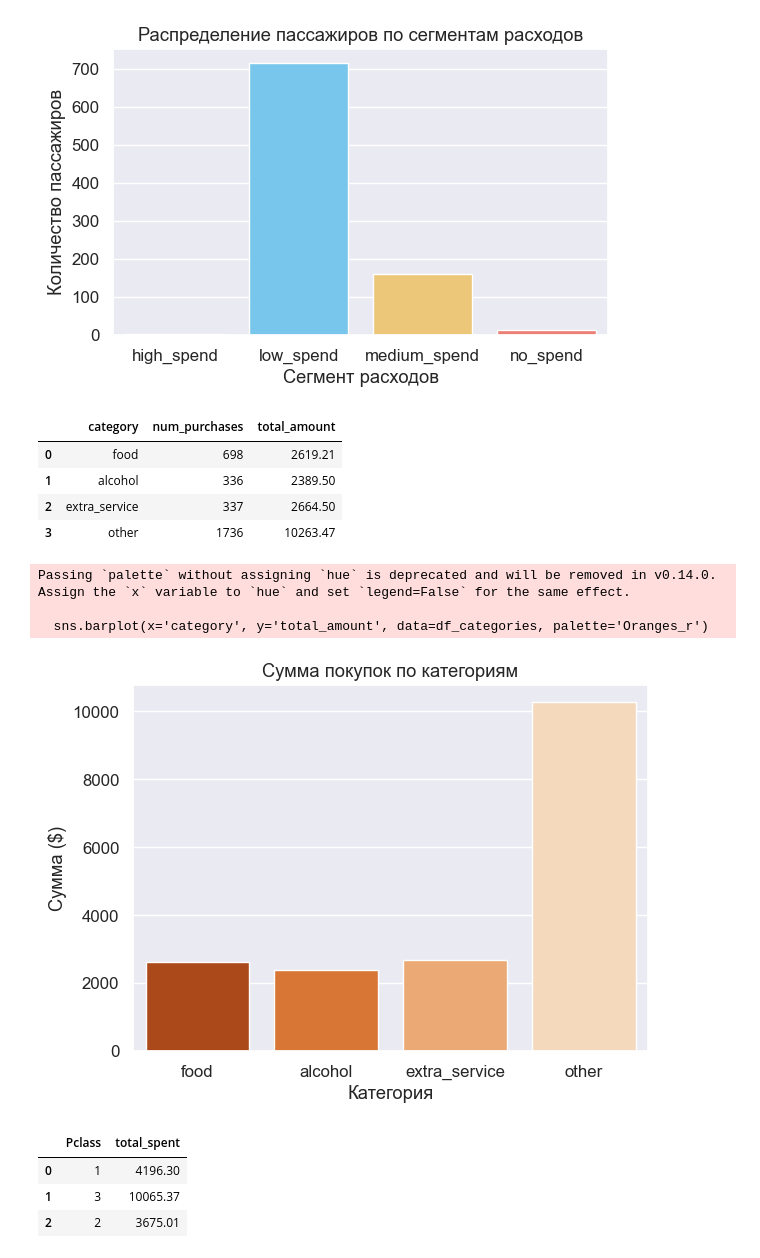
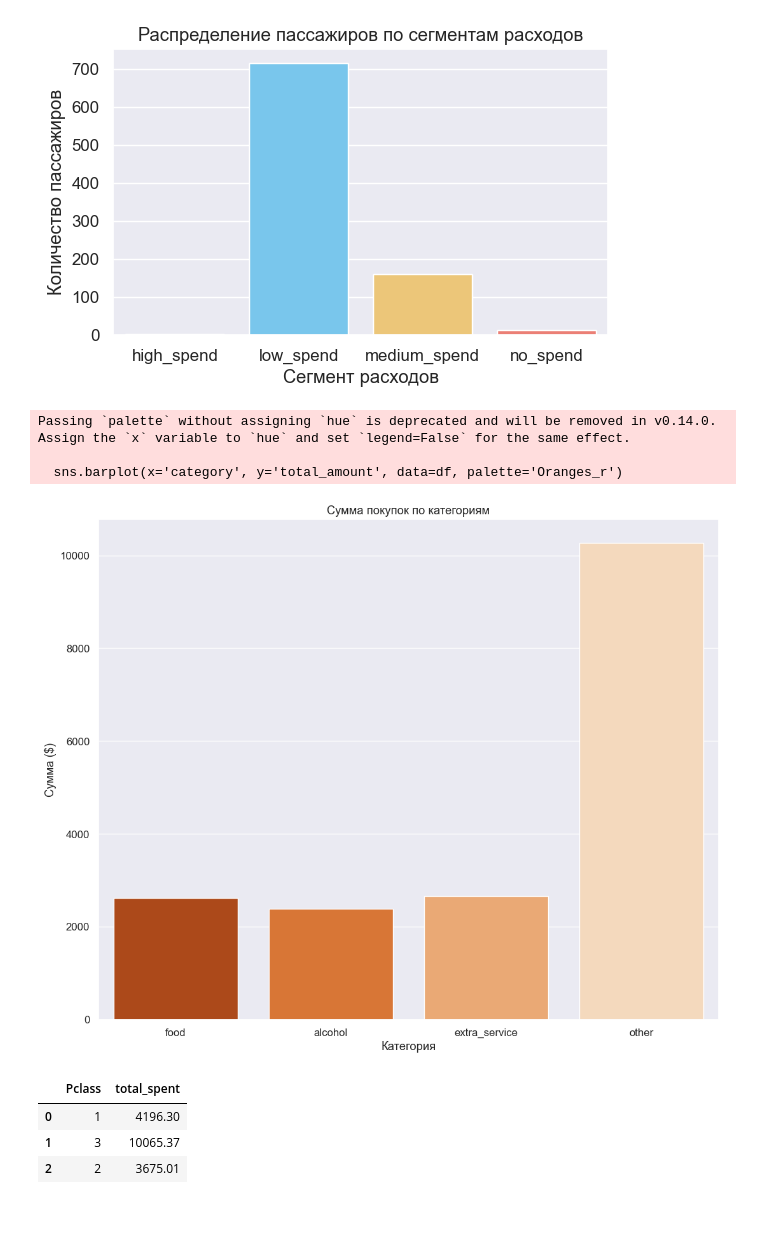
Before and after one commit to akilayx/titanic, a Jupyter notebook: notebooks/visualisation.ipynb, the cells around one changed output. Drawn from its saved outputs; the diff is of its cells as text; code cells hidden in the pictures; blank space fills up the shorter version.

```diff
--- a/notebooks/visualisation.ipynb
+++ b/notebooks/visualisation.ipynb
@@ -32,3 +32,27 @@ def get_db_connection():
     return conn
 
 conn = get_db_connection()
+# %%
+from pathlib import Path
+
+def load_sql(filename):
+    path = Path("sql") / filename
+    with open(path, "r", encoding="utf-8") as f:
+        return f.read()
+# %%
+from pathlib import Path
+
+# 1. Определяем корень проекта
+PROJECT_ROOT = Path.cwd().parent  # родитель папки notebooks
+SQL_DIR = PROJECT_ROOT / "sql"
+
+# 2. Проверяем наличие файлов
+print("SQL dir exists?", SQL_DIR.exists())
+print("SQL files:", list(SQL_DIR.glob("*.sql")))
+
+# 3. Универсальная функция для загрузки SQL
+def load_sql(filename):
+    path = SQL_DIR / filename
+    if not path.exists():
+        raise FileNotFoundError(f"SQL file not found: {path}")
+    return path.read_text(encoding="utf-8")
@@ -334,35 +233,17 @@ Passing `palette` without assigning `hue` is deprecated and will be removed in v
   sns.barplot(
 [figure]
 # %%
-query = """--категория покупок и их количество с общей суммой
-select category,
-COUNT(*) AS num_purchases,
-SUM(amount) AS total_amount
-from titanic.purchases
-group by category;
-"""
-df_categories = pd.read_sql_query(query, conn)
-df_categories
+query = load_sql("category_sum.sql")
+plt.figure(figsize=(11, 9))
+sns.barplot(x='category', y='total_amount', data=df, palette='Oranges_r')
+plt.title("Сумма покупок по категориям")
+plt.xlabel("Категория")
+plt.ylabel("Сумма ($)")
+plt.tight_layout()
+plt.show()
 # %% [output]
-|  | category | num_purchases | total_amount |
-| 0 | food | 698 | 2619.21 |
-| 1 | alcohol | 336 | 2389.50 |
-| 2 | extra_service | 337 | 2664.50 |
-| 3 | other | 1736 | 10263.47 |
+Passing `palette` without assigning `hue` is deprecated and will be removed in v0.14.0. Assign the `x` variable to `hue` and set `legend=False` for the same effect.
+
+  sns.barplot(x='category', y='total_amount', data=df, palette='Oranges_r')
+[figure, added]
-# %%
-
-#  Общая сумма покупок по категориям
-plt.subplot(1,1,1)
-sns.barplot(x='category', y='total_amount', data=df_categories, palette='Oranges_r')
-plt.title("Сумма покупок по категориям")
-plt.xlabel("Категория")
-plt.ylabel("Сумма ($)")
-
-plt.tight_layout()
-plt.show()
-# %% [output]
-Passing `palette` without assigning `hue` is deprecated and will be removed in v0.14.0. Assign the `x` variable to `hue` and set `legend=False` for the same effect.
-
-  sns.barplot(x='category', y='total_amount', data=df_categories, palette='Oranges_r')
-[figure, removed]
 # %%
```
Also changed, not shown: parts of 18 cells of this notebook.
